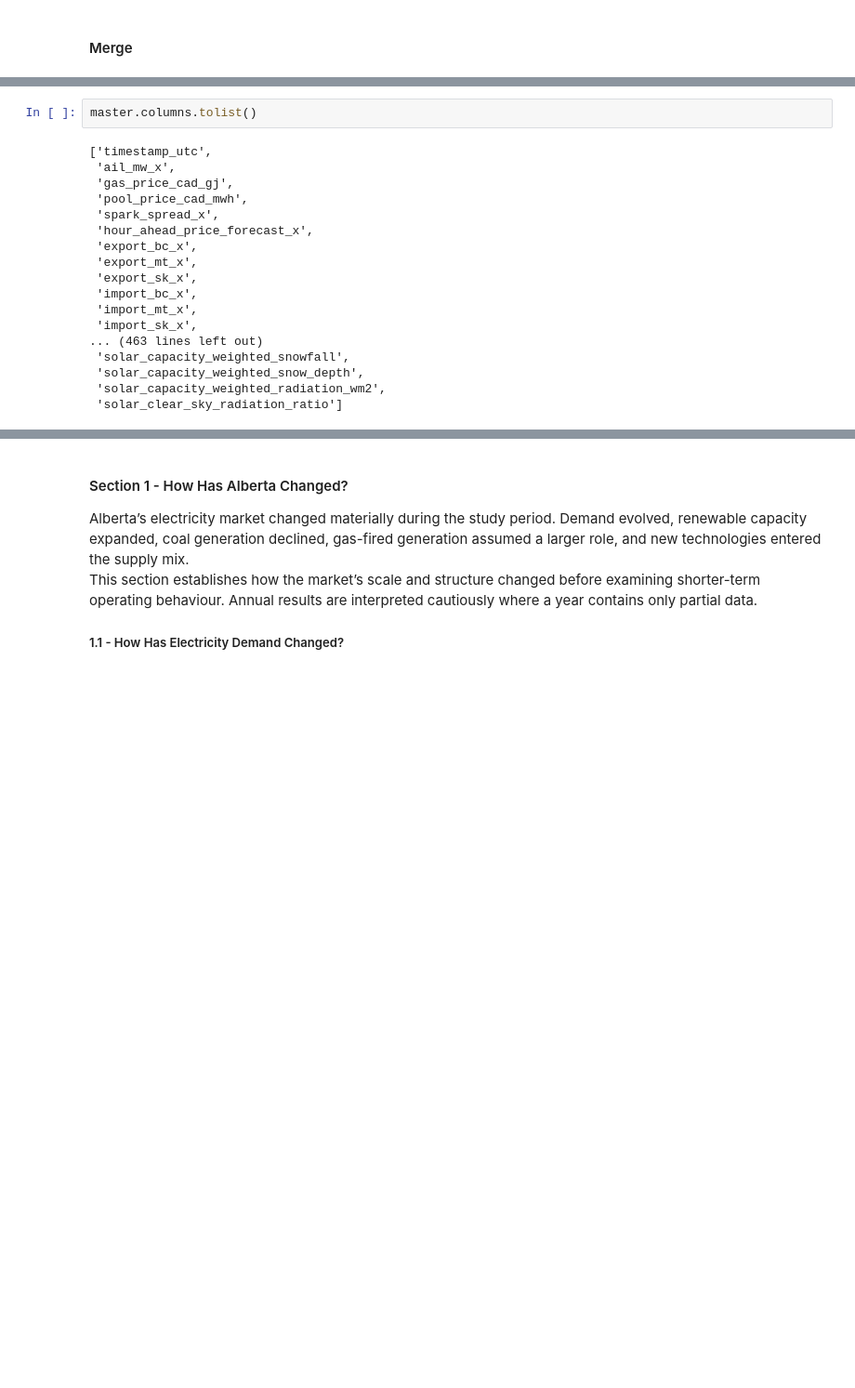
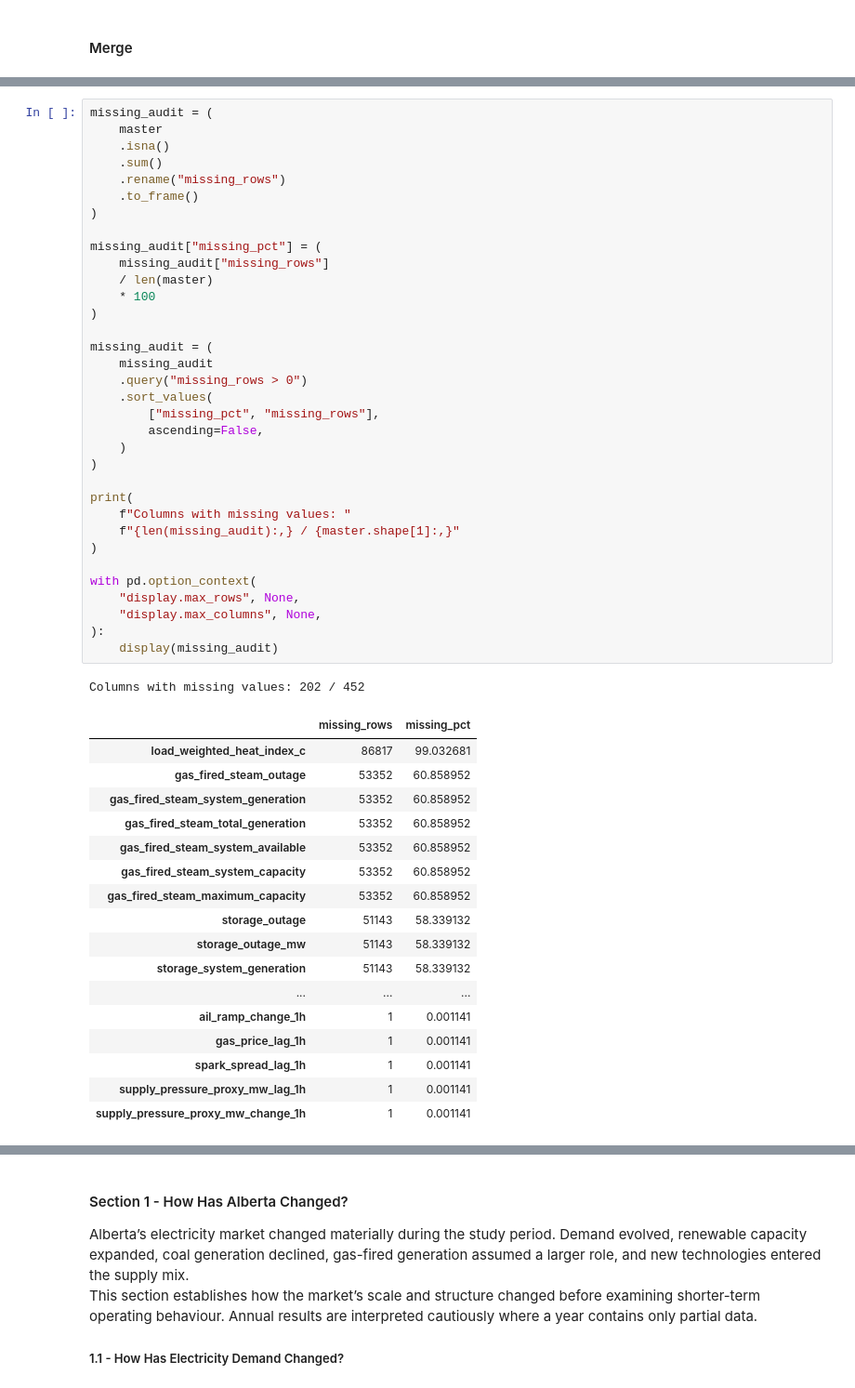
Before and after one commit to bhasein/alberta_power_markets_project, a Jupyter notebook: notebooks/01_Understanding_the_Alberta_Electricity_Market.ipynb, the cells around one changed output, grey strips where cells are left out. Shown at 93% size. Drawn from its saved outputs; the diff is of its cells as text; blank space fills up the shorter version.

```diff
--- a/notebooks/01_Understanding_the_Alberta_Electricity_Market.ipynb
+++ b/notebooks/01_Understanding_the_Alberta_Electricity_Market.ipynb
@@ -411,20 +399,53 @@ summary
-# %%
-master.columns.tolist()
-# %% [output]
-['timestamp_utc',
- 'ail_mw_x',
- 'gas_price_cad_gj',
- 'pool_price_cad_mwh',
- 'spark_spread_x',
- 'hour_ahead_price_forecast_x',
- 'export_bc_x',
- 'export_mt_x',
- 'export_sk_x',
- 'import_bc_x',
- 'import_mt_x',
- 'import_sk_x',
-... (463 lines left out)
- 'solar_capacity_weighted_snowfall',
- 'solar_capacity_weighted_snow_depth',
- 'solar_capacity_weighted_radiation_wm2',
- 'solar_clear_sky_radiation_ratio']
+# %%
+missing_audit = (
+    master
+    .isna()
+    .sum()
+    .rename("missing_rows")
+    .to_frame()
+)
+
+missing_audit["missing_pct"] = (
+    missing_audit["missing_rows"]
+    / len(master)
+    * 100
+)
+
+missing_audit = (
+    missing_audit
+    .query("missing_rows > 0")
+    .sort_values(
+        ["missing_pct", "missing_rows"],
+        ascending=False,
+    )
+)
+
+print(
+    f"Columns with missing values: "
+    f"{len(missing_audit):,} / {master.shape[1]:,}"
+)
+
+with pd.option_context(
+    "display.max_rows", None,
+    "display.max_columns", None,
+):
+    display(missing_audit)
+# %% [output]
+Columns with missing values: 202 / 452
+|  | missing_rows | missing_pct |
+| load_weighted_heat_index_c | 86817 | 99.032681 |
+| gas_fired_steam_outage | 53352 | 60.858952 |
+| gas_fired_steam_system_generation | 53352 | 60.858952 |
+| gas_fired_steam_total_generation | 53352 | 60.858952 |
+| gas_fired_steam_system_available | 53352 | 60.858952 |
+| gas_fired_steam_system_capacity | 53352 | 60.858952 |
+| gas_fired_steam_maximum_capacity | 53352 | 60.858952 |
+| storage_outage | 51143 | 58.339132 |
+| storage_outage_mw | 51143 | 58.339132 |
+| storage_system_generation | 51143 | 58.339132 |
+| ... | ... | ... |
+| ail_ramp_change_1h | 1 | 0.001141 |
+| gas_price_lag_1h | 1 | 0.001141 |
+| spark_spread_lag_1h | 1 | 0.001141 |
+| supply_pressure_proxy_mw_lag_1h | 1 | 0.001141 |
+| supply_pressure_proxy_mw_change_1h | 1 | 0.001141 |
```
Also changed, not shown: parts of 4 cells of this notebook.
